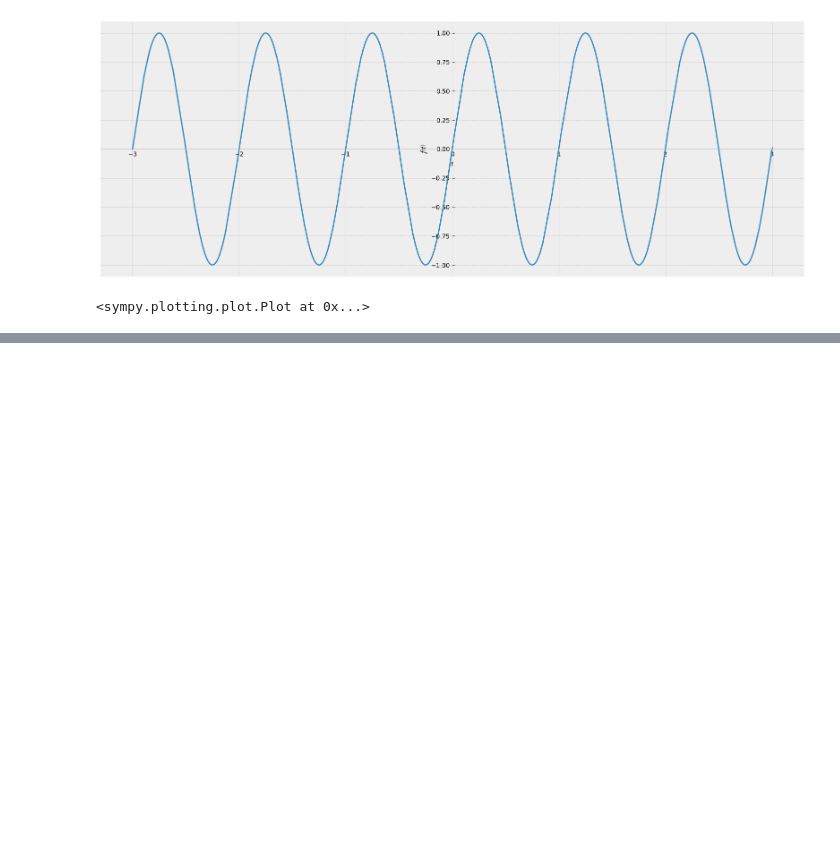
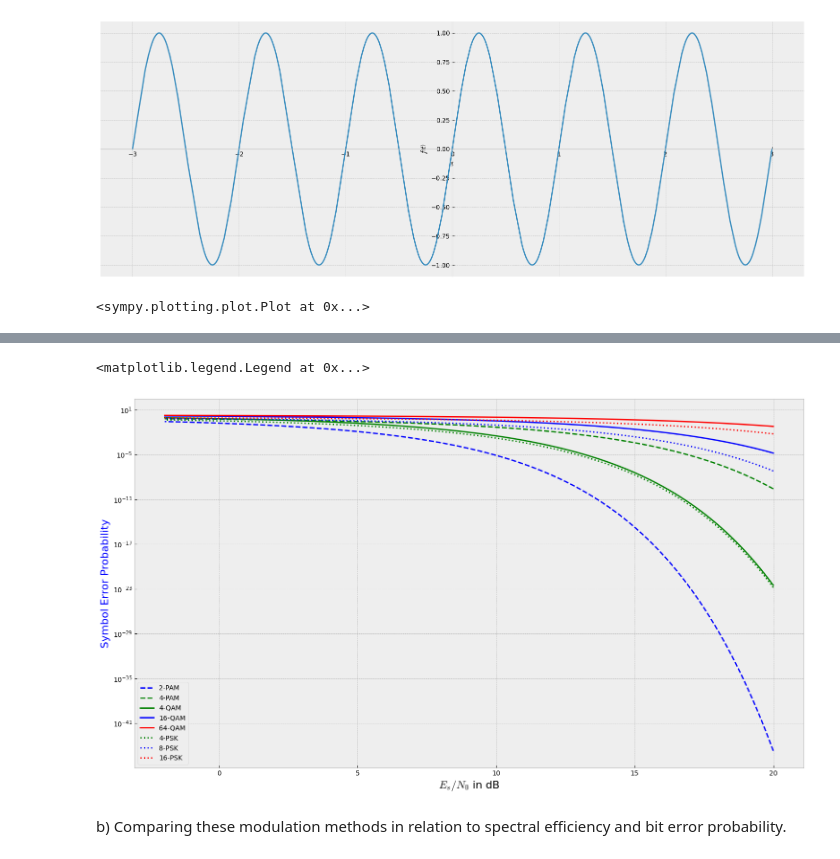
Before and after one commit to ViliRaunola/Wireless-Communication-Systems, a Jupyter notebook: FinalWork/finalwork_part3.ipynb, the cells around one changed output, grey strips where cells are left out. Saved outputs shown, nothing was run; the diff lists cells and outputs as text; code cells hidden in the pictures; blank space fills up the shorter version.

```diff
--- a/FinalWork/finalwork_part3.ipynb
+++ b/FinalWork/finalwork_part3.ipynb
@@ -73,0 +114,50 @@ ax.set_xlim(-5, 5)
+# %%
+def Q(x):
+    return 1/2*scipy.special.erfc(x/np.sqrt(2))
+# %%
+# 2-PAM
+M = 2
+ep_2pam = 2*Q(np.sqrt(6/((M**2-1)*noise_power)))
+# 4-Pam
+M = 4
+ep_4pam = 2*Q(np.sqrt(6/((M**2-1)*noise_power)))
+##
+# 4-QAM
+M = 4
+ep_4qam = 4*Q(np.sqrt(3/((M-1)*noise_power)))
+# 16-QAM
+M = 16
+ep_16qam = 4*Q(np.sqrt(3/((M-1)*noise_power)))
+# 64-QAM
+M = 64
+ep_64qam = 4*Q(np.sqrt(3/((M-1)*noise_power)))
+# 4-PSK
+M = 4
+ep_4psk = 2*Q(np.sqrt((1 - np.cos(2 * np.pi / M)) / noise_power ))
+# 8-PSK
+M = 8
+ep_8psk = 2*Q(np.sqrt((1 - np.cos(2 * np.pi / M)) / noise_power ))
+# 16-PSK
+M = 16
+ep_16psk = 2*Q(np.sqrt((1 - np.cos(2 * np.pi / M)) / noise_power ))
+# %%
+plt.figure(1,figsize=(18,10))
+plt.semilogy(10 * np.log10(1/noise_power), ep_2pam,'--b',label='2-PAM')
+plt.semilogy(10 * np.log10(1/noise_power), ep_4pam,'--g',label='4-PAM')
+#
+plt.semilogy(10 * np.log10(1/noise_power), ep_4qam,'g',label='4-QAM')
+plt.semilogy(10 * np.log10(1/noise_power), ep_16qam,'b',label='16-QAM')
+plt.semilogy(10 * np.log10(1/noise_power), ep_64qam,'r',label='64-QAM')
+#
+plt.semilogy(10 * np.log10(1/noise_power), ep_4psk,':g',label='4-PSK')
+plt.semilogy(10 * np.log10(1/noise_power), ep_8psk,':b',label='8-PSK')
+plt.semilogy(10 * np.log10(1/noise_power), ep_16psk,':r',label='16-PSK')
+#
+plt.xlabel('$E_s/N_0$ in dB',fontsize=16)
+plt.ylabel('Symbol Error Probability', color='b',fontsize=16)
+plt.legend()
+# %% [output]
+<matplotlib.legend.Legend at 0x...>
+[figure, added]
+# %% [markdown]
+b) Comparing these modulation methods in relation to spectral efficiency and bit error probability.
```
Also changed, not shown: parts of 21 cells of this notebook.
